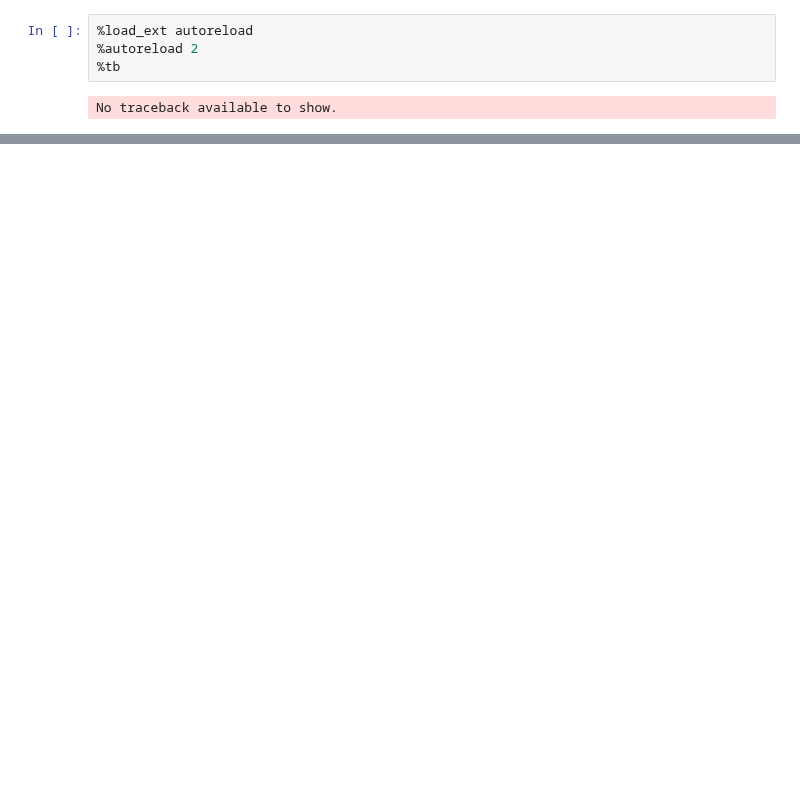
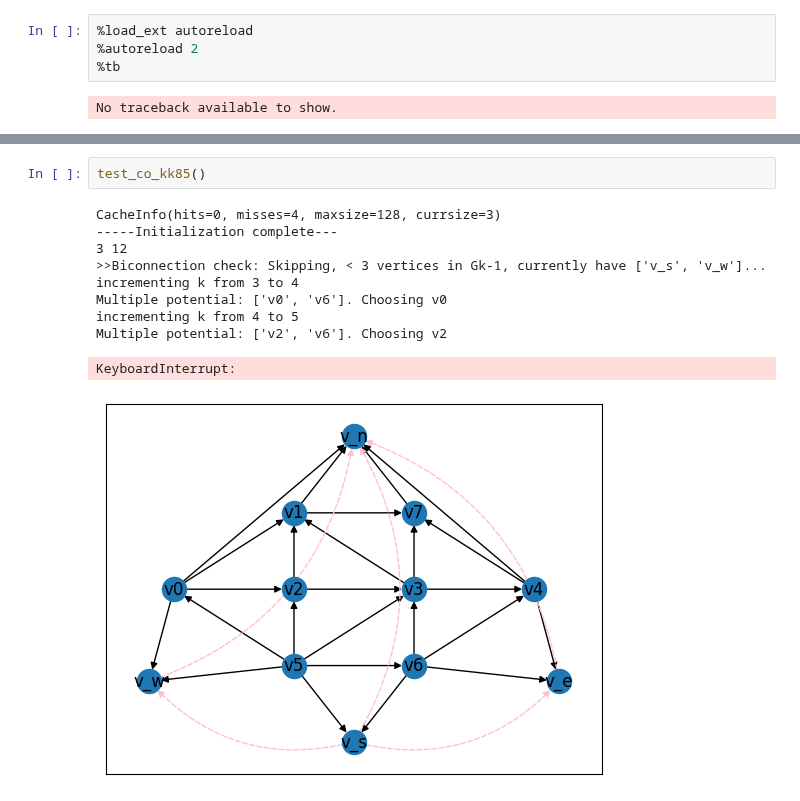
Before and after one commit to juliet29/graph2plan, a Jupyter notebook: notebooks/04_four_complete.ipynb, the cells around one changed output, grey strips where cells are left out. Cells and saved outputs as stored; diff of their text form; blank space fills up the shorter version.

```diff
--- a/notebooks/04_four_complete.ipynb
+++ b/notebooks/04_four_complete.ipynb
@@ -93,0 +39,13 @@ co.vertices[2].ordered_number
+# %%
+test_co_kk85()
+# %% [output]
+CacheInfo(hits=0, misses=4, maxsize=128, currsize=3)
+-----Initialization complete---
+3 12
+>>Biconnection check: Skipping, < 3 vertices in Gk-1, currently have ['v_s', 'v_w']...
+incrementing k from 3 to 4
+Multiple potential: ['v0', 'v6']. Choosing v0
+incrementing k from 4 to 5
+Multiple potential: ['v2', 'v6']. Choosing v2
+KeyboardInterrupt:
+[figure, added]
```
Also changed, not shown: parts of 9 cells of this notebook, 12 other files.
